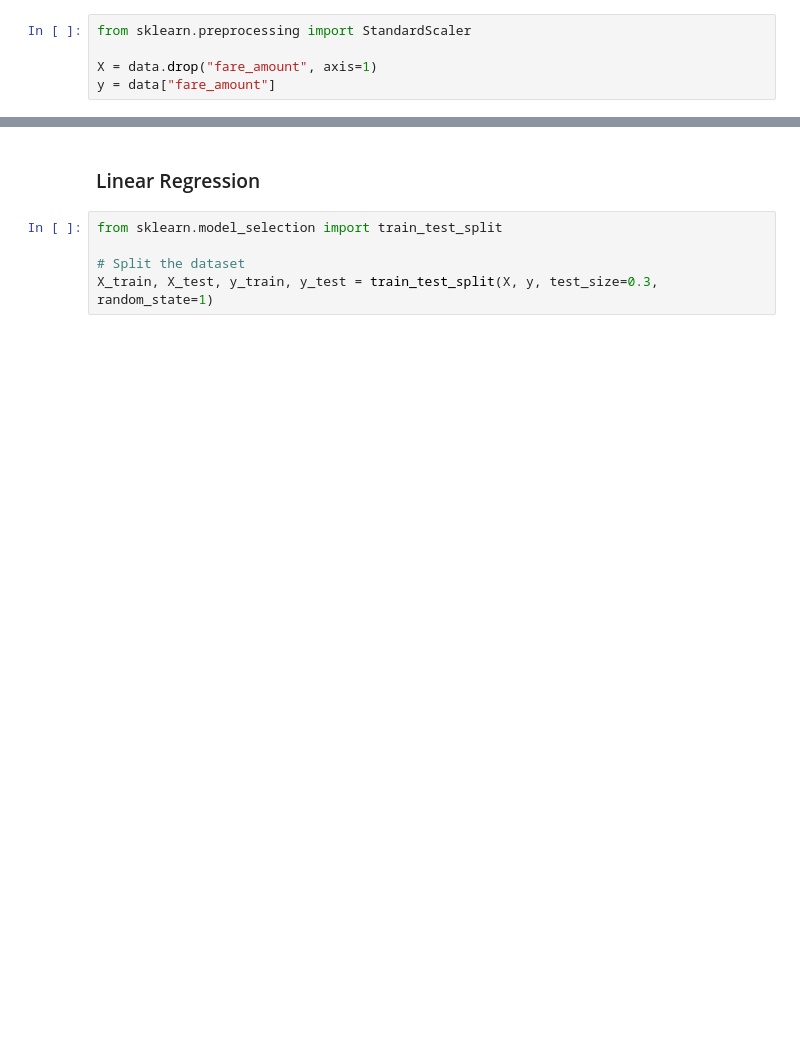
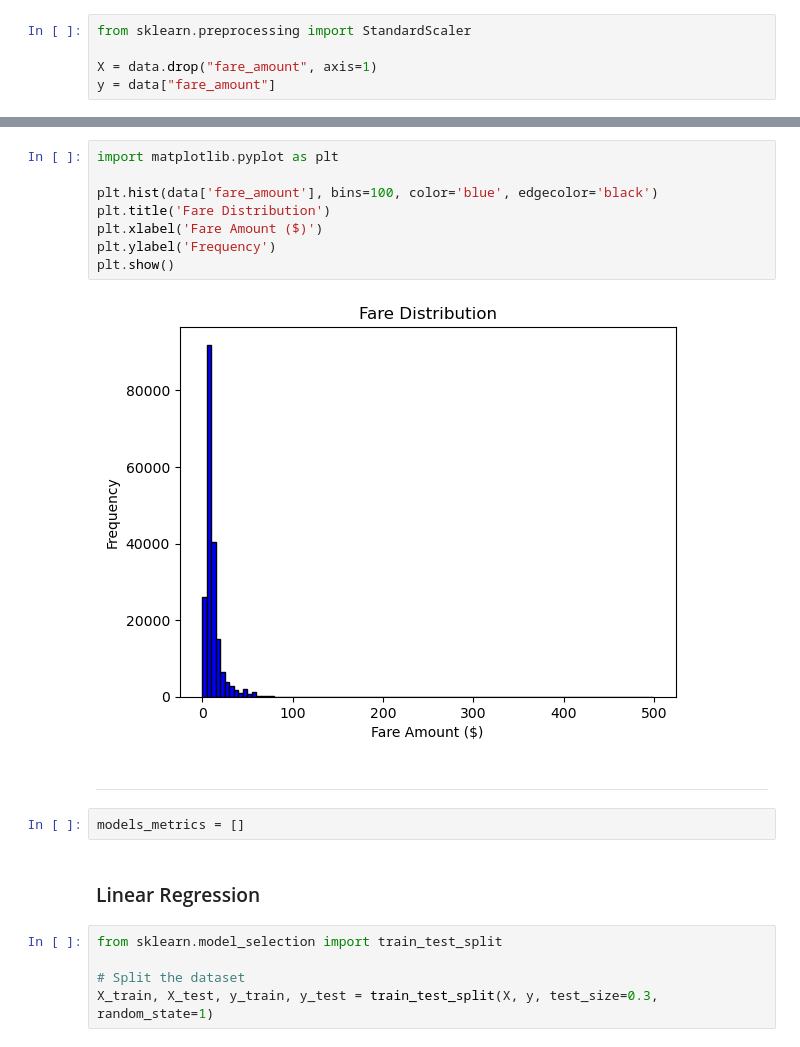
Before and after one commit to hilaryle/coen140-ml-project, a Jupyter notebook: ml-final-project.ipynb, the cells around one changed output, grey strips where cells are left out. Saved outputs shown, nothing was run; the diff lists cells and outputs as text; blank space fills up the shorter version.

```diff
--- a/ml-final-project.ipynb
+++ b/ml-final-project.ipynb
@@ -132,3 +166,17 @@ y = data["fare_amount"]
+# %%
+import matplotlib.pyplot as plt
+
+plt.hist(data['fare_amount'], bins=100, color='blue', edgecolor='black')
+plt.title('Fare Distribution')
+plt.xlabel('Fare Amount ($)')
+plt.ylabel('Frequency')
+plt.show()
+# %% [output]
+[figure, added]
+# %% [markdown]
+---
+# %%
+models_metrics = []
 # %% [markdown]
 ### Linear Regression
 # %%
```
Also changed, not shown: parts of 43 cells of this notebook.
